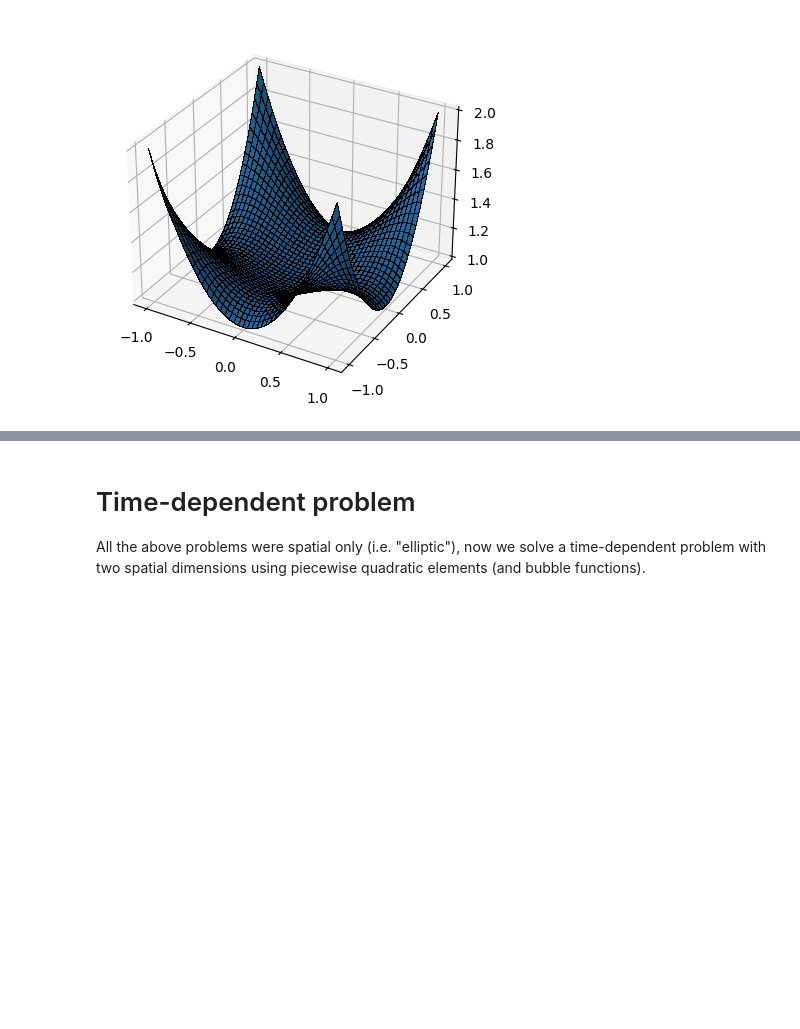
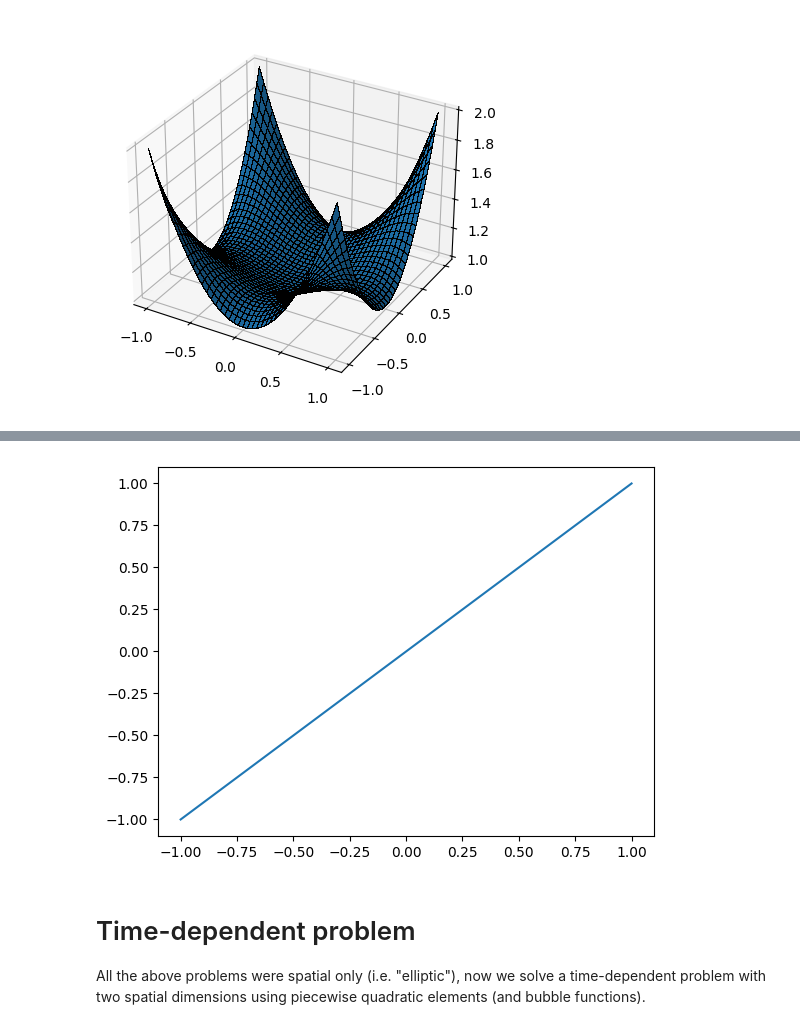
Before and after one commit to sloisel/MultiGridBarrier.jl, a Jupyter notebook: demo/MultiGridBarrierDemo.ipynb, the cells around one changed output, grey strips where cells are left out. Saved outputs shown, nothing was run; the diff lists cells and outputs as text; code cells hidden in the pictures; blank space fills up the shorter version.

```diff
--- a/demo/MultiGridBarrierDemo.ipynb
+++ b/demo/MultiGridBarrierDemo.ipynb
@@ -59,3 +68,7 @@ spectral2d_solve(n=5,p=1.5);
+# %%
+fem1d_solve(p=1.0,state_variables=[:u :dirichlet; :s :uniform]);
+# %% [output]
+[figure, added]
 # %% [markdown]
 # Time-dependent problem
 All the above problems were spatial only (i.e. "elliptic"), now we solve a time-dependent problem with two spatial dimensions using piecewise quadratic elements (and bubble functions).
```
Also changed, not shown: parts of 2 cells of this notebook, 3 other files.
